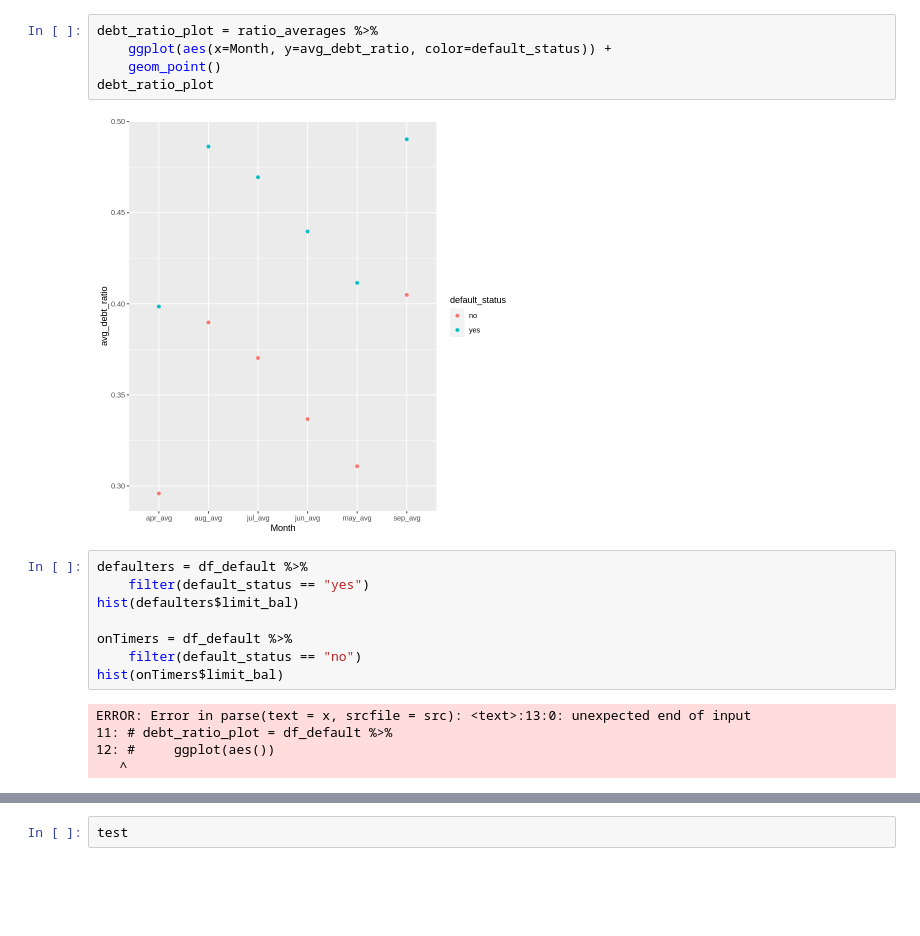
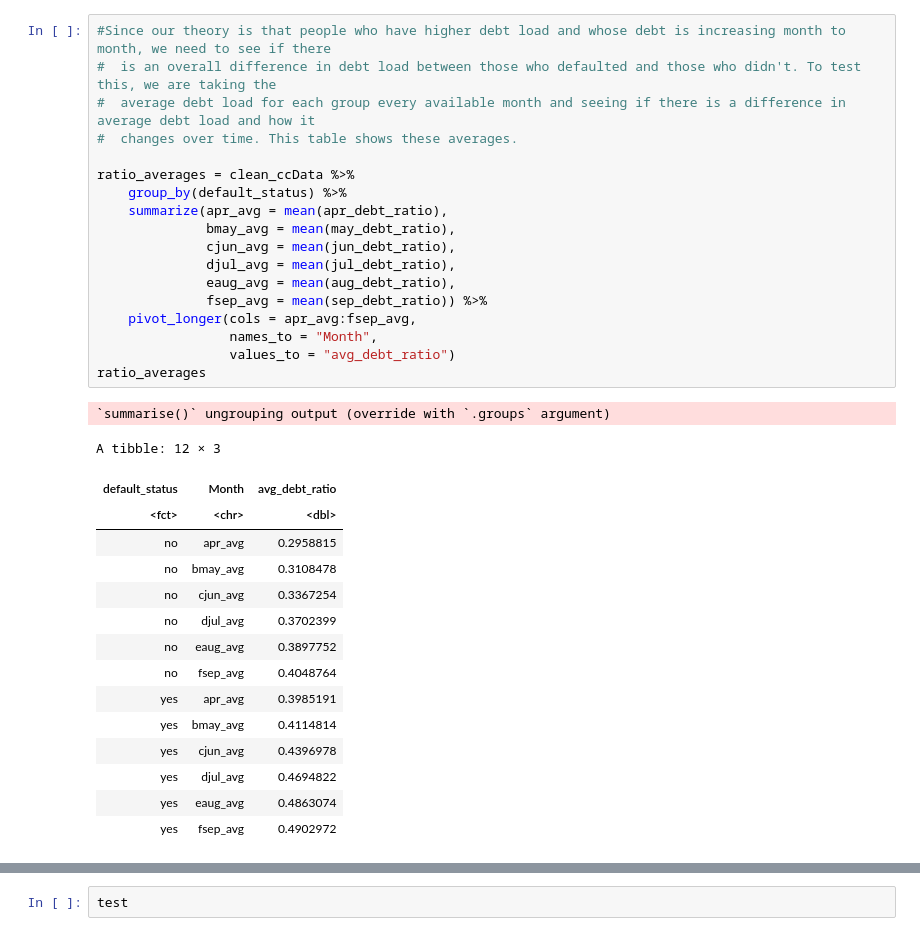
Before and after one commit to jorosafi/dsci-group-project, a Jupyter notebook: rodrigos-sandbox.ipynb, the cells around one changed output, grey strips where cells are left out. Saved outputs shown, nothing was run; the diff lists cells and outputs as text; blank space fills up the shorter version.

```diff
--- a/rodrigos-sandbox.ipynb
+++ b/rodrigos-sandbox.ipynb
@@ -101,20 +92,35 @@ A tibble: 12 × 3
-# %%
-debt_ratio_plot = ratio_averages %>%
-    ggplot(aes(x=Month, y=avg_debt_ratio, color=default_status)) +
-    geom_point()
-debt_ratio_plot
-# %% [output]
-[figure, removed]
-# %%
-defaulters = df_default %>%
-    filter(default_status == "yes")
-hist(defaulters$limit_bal)
-
-onTimers = df_default %>%
-    filter(default_status == "no")
-hist(onTimers$limit_bal)
-# %% [output]
-ERROR: Error in parse(text = x, srcfile = src): <text>:13:0: unexpected end of input
-11: # debt_ratio_plot = df_default %>%
-12: #     ggplot(aes())
-   ^
+# %%
+#Since our theory is that people who have higher debt load and whose debt is increasing month to month, we need to see if there
+#  is an overall difference in debt load between those who defaulted and those who didn't. To test this, we are taking the
+#  average debt load for each group every available month and seeing if there is a difference in average debt load and how it
+#  changes over time. This table shows these averages.
+
+ratio_averages = clean_ccData %>%
+    group_by(default_status) %>%
+    summarize(apr_avg = mean(apr_debt_ratio),
+              bmay_avg = mean(may_debt_ratio),
+              cjun_avg = mean(jun_debt_ratio),
+              djul_avg = mean(jul_debt_ratio),
+              eaug_avg = mean(aug_debt_ratio),
+              fsep_avg = mean(sep_debt_ratio)) %>%
+    pivot_longer(cols = apr_avg:fsep_avg,
+                 names_to = "Month",
+                 values_to = "avg_debt_ratio")
+ratio_averages
+# %% [output]
+`summarise()` ungrouping output (override with `.groups` argument)
+A tibble: 12 × 3
+| default_status | Month | avg_debt_ratio |
+| <fct> | <chr> | <dbl> |
+| no | apr_avg | 0.2958815 |
+| no | bmay_avg | 0.3108478 |
+| no | cjun_avg | 0.3367254 |
+| no | djul_avg | 0.3702399 |
+| no | eaug_avg | 0.3897752 |
+| no | fsep_avg | 0.4048764 |
+| yes | apr_avg | 0.3985191 |
+| yes | bmay_avg | 0.4114814 |
+| yes | cjun_avg | 0.4396978 |
+| yes | djul_avg | 0.4694822 |
+| yes | eaug_avg | 0.4863074 |
+| yes | fsep_avg | 0.4902972 |
```
Also changed, not shown: parts of 10 cells of this notebook.
